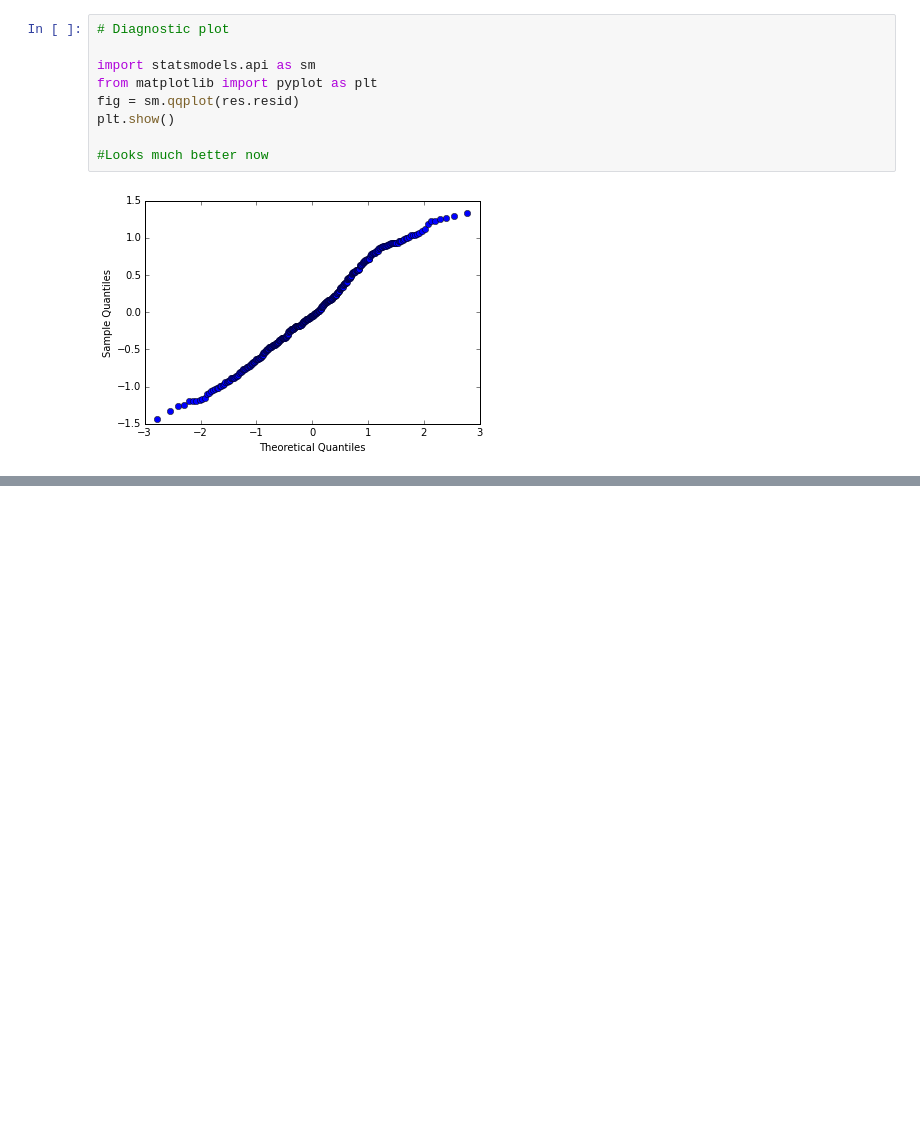
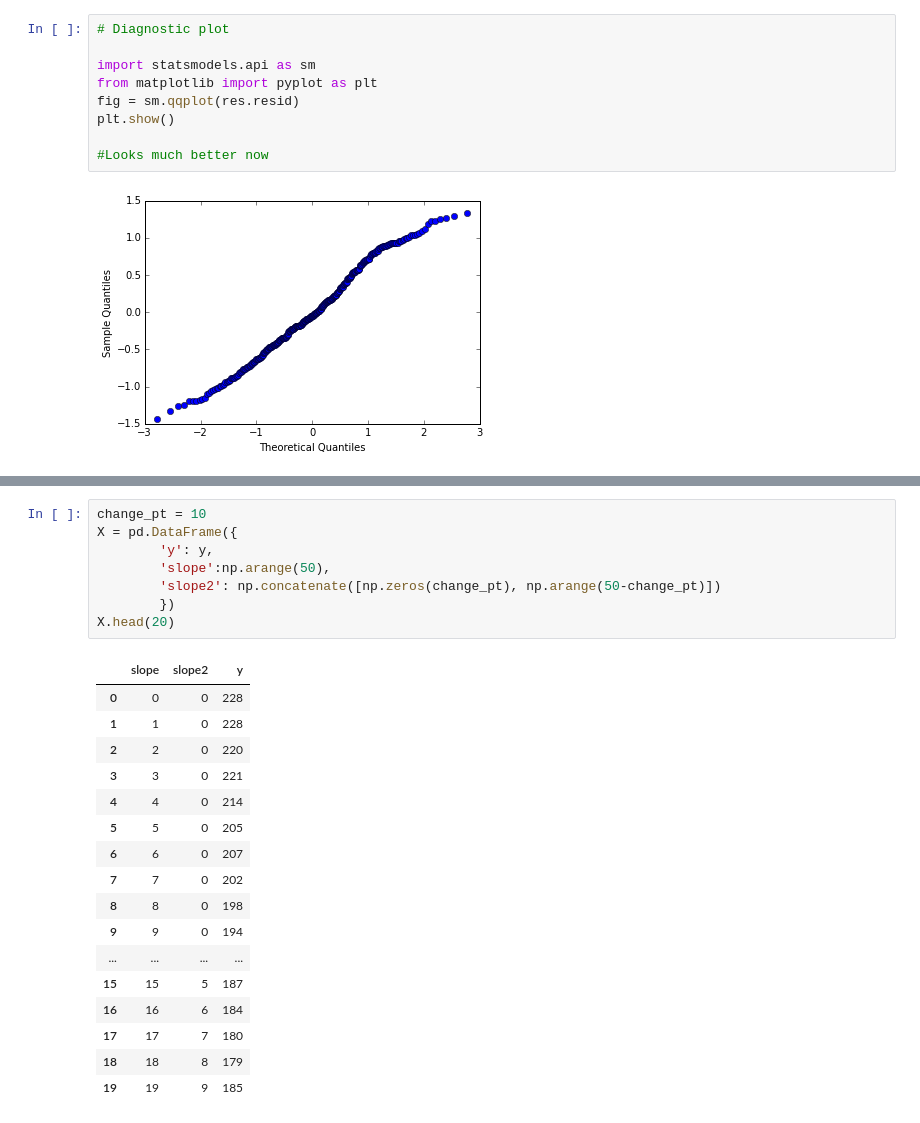
Before and after one commit to christlc/pycon2015hk, a Jupyter notebook: Pycon_talk_notebook.ipynb, the cells around one changed output, grey strips where cells are left out. Saved outputs shown, nothing was run; the diff lists cells and outputs as text; blank space fills up the shorter version.

```diff
--- a/Pycon_talk_notebook.ipynb
+++ b/Pycon_talk_notebook.ipynb
@@ -260,0 +274,26 @@ plt.show()
+# %%
+change_pt = 10
+X = pd.DataFrame({
+        'y': y,
+        'slope':np.arange(50),
+        'slope2': np.concatenate([np.zeros(change_pt), np.arange(50-change_pt)])
+        })
+X.head(20)
+# %% [output]
+|  | slope | slope2 | y |
+| 0 | 0 | 0 | 228 |
+| 1 | 1 | 0 | 228 |
+| 2 | 2 | 0 | 220 |
+| 3 | 3 | 0 | 221 |
+| 4 | 4 | 0 | 214 |
+| 5 | 5 | 0 | 205 |
+| 6 | 6 | 0 | 207 |
+| 7 | 7 | 0 | 202 |
+| 8 | 8 | 0 | 198 |
+| 9 | 9 | 0 | 194 |
+| ... | ... | ... | ... |
+| 15 | 15 | 5 | 187 |
+| 16 | 16 | 6 | 184 |
+| 17 | 17 | 7 | 180 |
+| 18 | 18 | 8 | 179 |
+| 19 | 19 | 9 | 185 |
```
Also changed, not shown: parts of 6 cells of this notebook.
